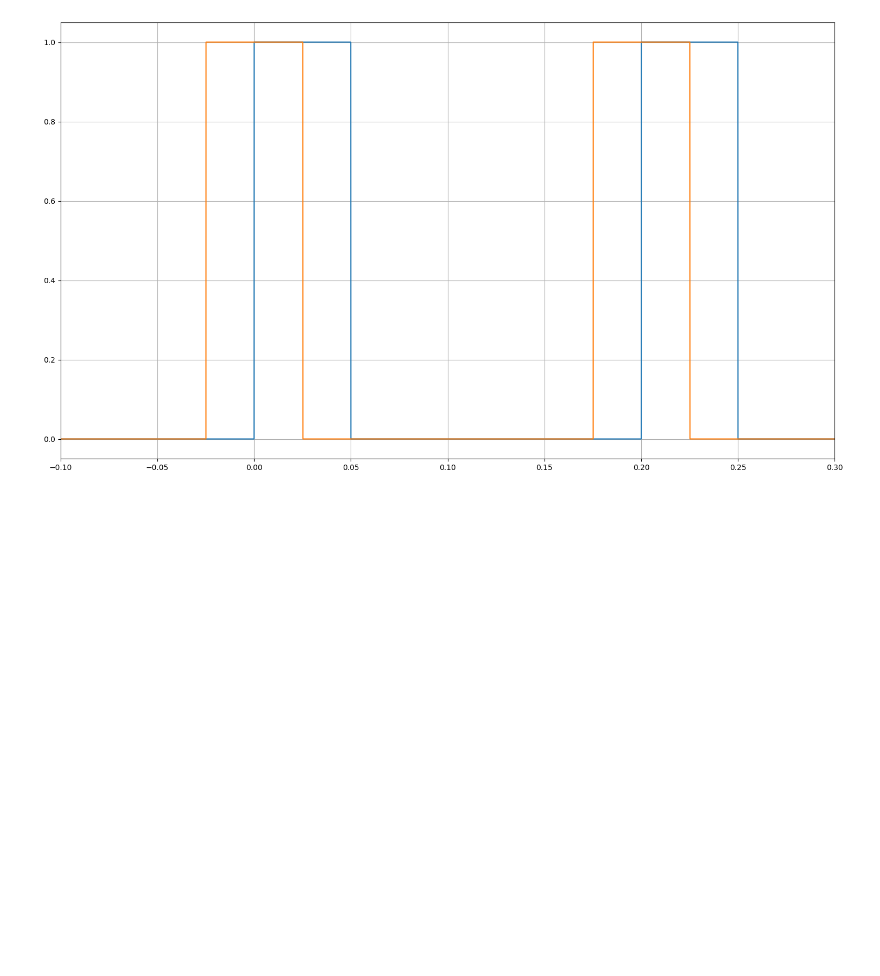
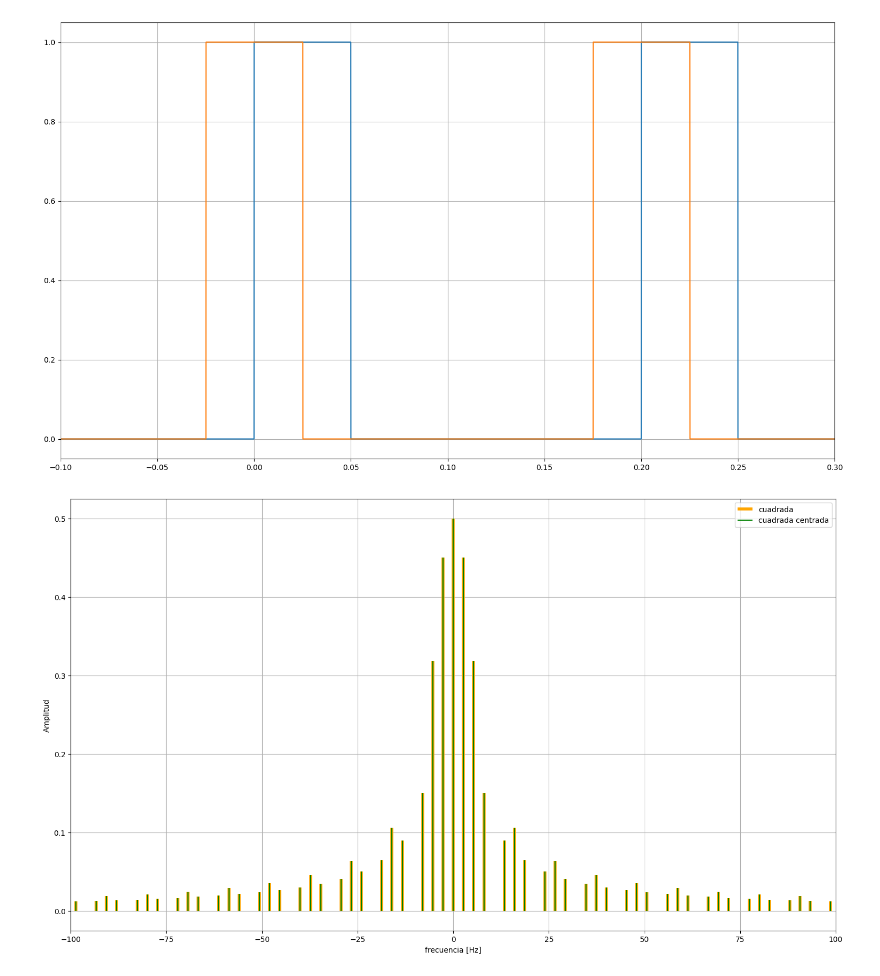
Before and after one commit to leonelj01/seniales_electricas, a Jupyter notebook: TP_6/tp6.ipynb, the cells around one changed output. Saved outputs shown, nothing was run; the diff lists cells and outputs as text; code cells hidden in the pictures; blank space fills up the shorter version.

```diff
--- a/TP_6/tp6.ipynb
+++ b/TP_6/tp6.ipynb
@@ -23,6 +23,22 @@ def cuadrada(senial):
         y.append(valor_cuad)
     y = np.array(y)
     return(y)
+# %%
+def FFT(y,dt):
+    # Realiza la FFT de la señal y
+    # array(complex) FFT(array complex y, int n, float t)
+    # Entradas:
+    #          y: vector de longitud N (array D)
+    #          dt: intervalo de muestreo de la señal y
+    # Salida:
+    #          Y: resultado de FFT de y (array D)
+    #          frec: frecuencia asociadoas a FFT(y)
+
+    n = len (y)
+    Y = np.fft.fft(y) #normalizada
+    Y = Y/n
+    frec = np.fft.fftfreq(n,dt)
+    return Y, frec
 # %% [markdown]
 #### *Ejercicio 1*
 # %%
@@ -70,7 +102,7 @@ plt.show
 #### *Ejercicio 2*
 # %%
 frec = 50 #Hz
-fs = 100000
+fs = 10000
 ciclos_cuad = 30
 puntos_por_ciclos = 1000
 
@@ -89,3 +121,21 @@ plt.grid()
 plt.show()
 # %% [output]
 [figure]
+# %%
+fft_cuad1, freq_cuad1 = FFT(senial_cuad1,1/fs)
+
+fft_cuad2, freq_cuad2 = FFT(senial_cuad2,1/fs)
+
+fig = plt.gcf()
+fig.set_size_inches(18.5,10.5)
+#plt.plot(freq_cuad1,np.abs(fft_cuad1),"orange",label = "cuadrada 1")
+plt.vlines(freq_cuad1,0,np.abs(fft_cuad1),"orange",label = "cuadrada", lw = 4)
+plt.vlines(freq_cuad1,0,np.abs(fft_cuad2),"green",label = "cuadrada centrada")
+plt.legend()
+plt.ylabel("Amplitud")
+plt.xlabel("frecuencia [Hz]")
+plt.xlim(-100,100)
+plt.grid()
+plt.show()
+# %% [output]
+[figure, added]
```
Also changed, not shown: parts of 3 cells of this notebook.
